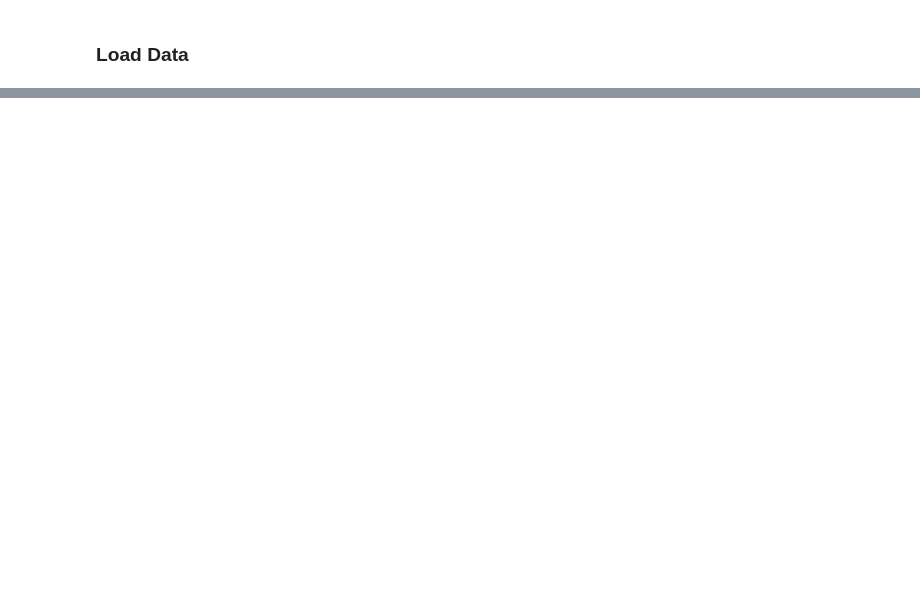
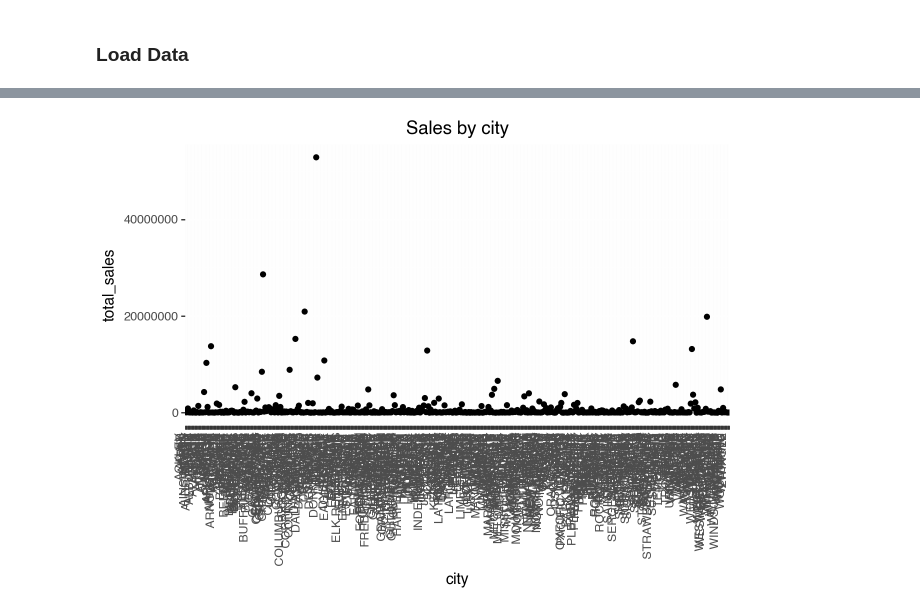
Before and after one commit to advanced-computing/fred-naga-lab2, a Jupyter notebook: iowa_liquor_naga.ipynb, the cells around one changed output, grey strips where cells are left out. Cells and saved outputs as stored; diff of their text form; code cells hidden in the pictures; blank space fills up the shorter version.

```diff
--- a/iowa_liquor_naga.ipynb
+++ b/iowa_liquor_naga.ipynb
@@ -68,0 +105,3 @@ memory usage: 138.4+ MB
+# %%
+df_city = df.groupby(['city'])['sale_dollars'].sum().reset_index(name='total_sales')
+df_city.head()
@@ -68,0 +115,10 @@ memory usage: 138.4+ MB
+# %%
+plot2 = (
+    p9.ggplot(df_city, p9.aes(x='city', y='total_sales')) +
+    p9.geom_point() +
+    p9.labs(title='Sales by city') +
+    p9.theme(axis_text_x=p9.element_text(rotation=90, hjust=1))
+)
+plot2
+# %% [output]
+[figure, added]
```
Also changed, not shown: parts of 31 cells of this notebook, 5 other files.
